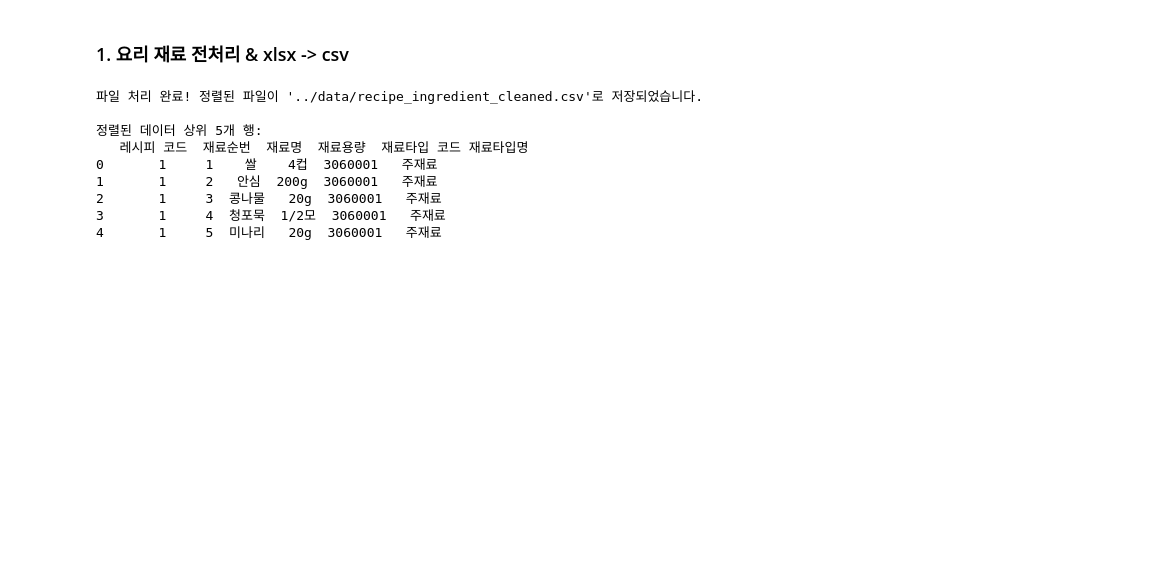
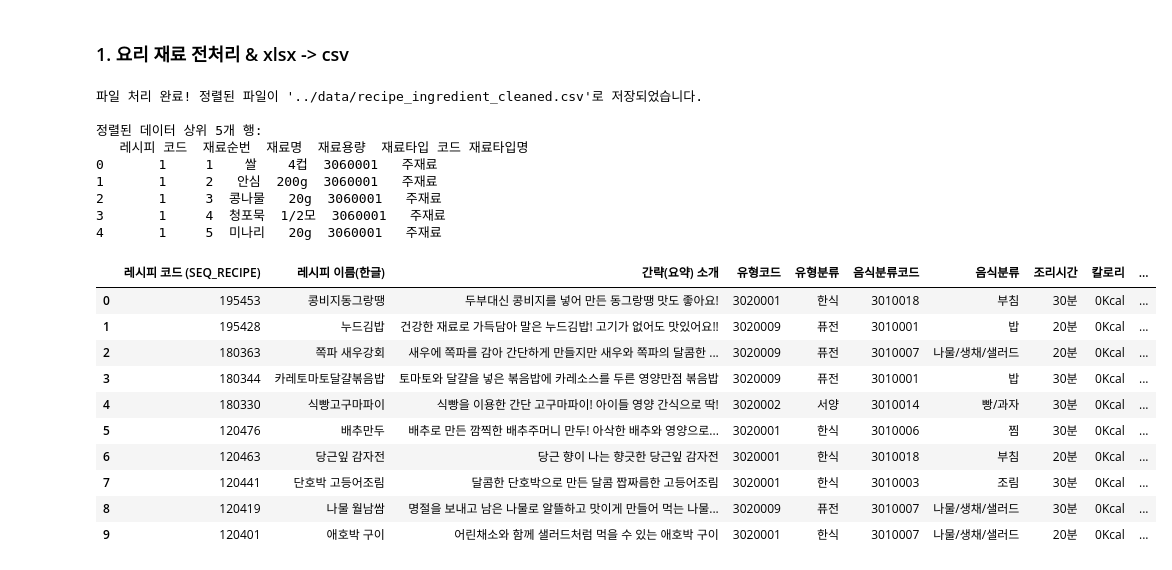
Before and after one commit to 00PJH/cookDuck_recipe, a Jupyter notebook: src/recipe_ingredient_clean.ipynb, the cells around one changed output. Saved outputs shown, nothing was run; the diff lists cells and outputs as text; code cells hidden in the pictures; blank space fills up the shorter version.

```diff
--- a/src/recipe_ingredient_clean.ipynb
+++ b/src/recipe_ingredient_clean.ipynb
@@ -64,3 +64,29 @@ except Exception as e:
 2       1     3  콩나물   20g  3060001   주재료
 3       1     4  청포묵  1/2모  3060001   주재료
 4       1     5  미나리   20g  3060001   주재료
+# %%
+import pandas as pd
+
+file_path = '../data/'
+file_name = 'recipe_data.csv'
+
+df_data = pd.read_csv(
+    file_path + file_name,
+    encoding='cp949',
+    engine='python',
+    on_bad_lines='warn'
+)
+
+df_data.head(10)
+# %% [output]
+|  | 레시피 코드 (SEQ_RECIPE) | 레시피 이름(한글) | 간략(요약) 소개 | 유형코드 | 유형분류 | 음식분류코드 | 음식분류 | 조리시간 | 칼로리 | ... |
+| 0 | 195453 | 콩비지동그랑땡 | 두부대신 콩비지를 넣어 만든 동그랑땡 맛도 좋아요! | 3020001 | 한식 | 3010018 | 부침 | 30분 | 0Kcal | ... |
+| 1 | 195428 | 누드김밥 | 건강한 재료로 가득담아 말은 누드김밥! 고기가 없어도 맛있어요!! | 3020009 | 퓨전 | 3010001 | 밥 | 20분 | 0Kcal | ... |
+| 2 | 180363 | 쪽파 새우강회 | 새우에 쪽파를 감아 간단하게 만들지만 새우와 쪽파의 달콤한 ... | 3020009 | 퓨전 | 3010007 | 나물/생채/샐러드 | 20분 | 0Kcal | ... |
+| 3 | 180344 | 카레토마토달걀볶음밥 | 토마토와 달걀을 넣은 볶음밥에 카레소스를 두른 영양만점 볶음밥 | 3020009 | 퓨전 | 3010001 | 밥 | 30분 | 0Kcal | ... |
+| 4 | 180330 | 식빵고구마파이 | 식빵을 이용한 간단 고구마파이! 아이들 영양 간식으로 딱! | 3020002 | 서양 | 3010014 | 빵/과자 | 30분 | 0Kcal | ... |
+| 5 | 120476 | 배추만두 | 배추로 만든 깜찍한 배추주머니 만두! 아삭한 배추와 영양으로... | 3020001 | 한식 | 3010006 | 찜 | 30분 | 0Kcal | ... |
+| 6 | 120463 | 당근잎 감자전 | 당근 향이 나는 향긋한 당근잎 감자전 | 3020001 | 한식 | 3010018 | 부침 | 20분 | 0Kcal | ... |
+| 7 | 120441 | 단호박 고등어조림 | 달콤한 단호박으로 만든 달콤 짭짜름한 고등어조림 | 3020001 | 한식 | 3010003 | 조림 | 30분 | 0Kcal | ... |
+| 8 | 120419 | 나물 월남쌈 | 명절을 보내고 남은 나물로 알뜰하고 맛이게 만들어 먹는 나물... | 3020009 | 퓨전 | 3010007 | 나물/생채/샐러드 | 30분 | 0Kcal | ... |
+| 9 | 120401 | 애호박 구이 | 어린채소와 함께 샐러드처럼 먹을 수 있는 애호박 구이 | 3020001 | 한식 | 3010007 | 나물/생채/샐러드 | 20분 | 0Kcal | ... |
```
Also changed, not shown: parts of 1 cell of this notebook, 4 other files.
